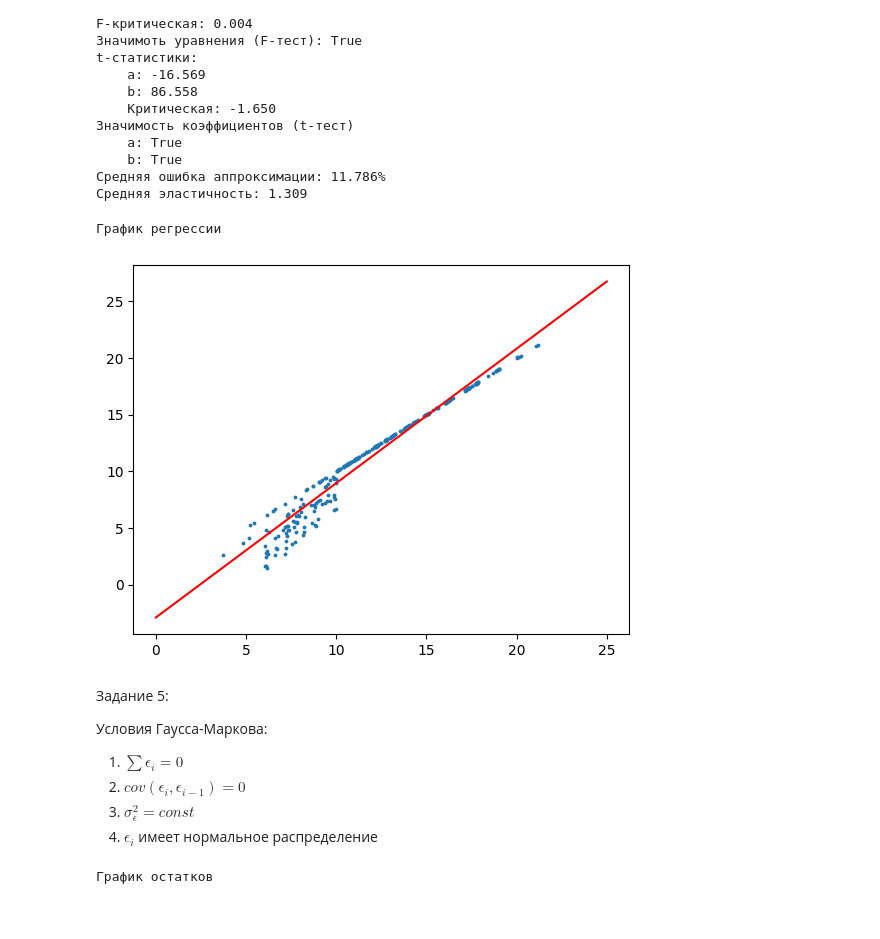
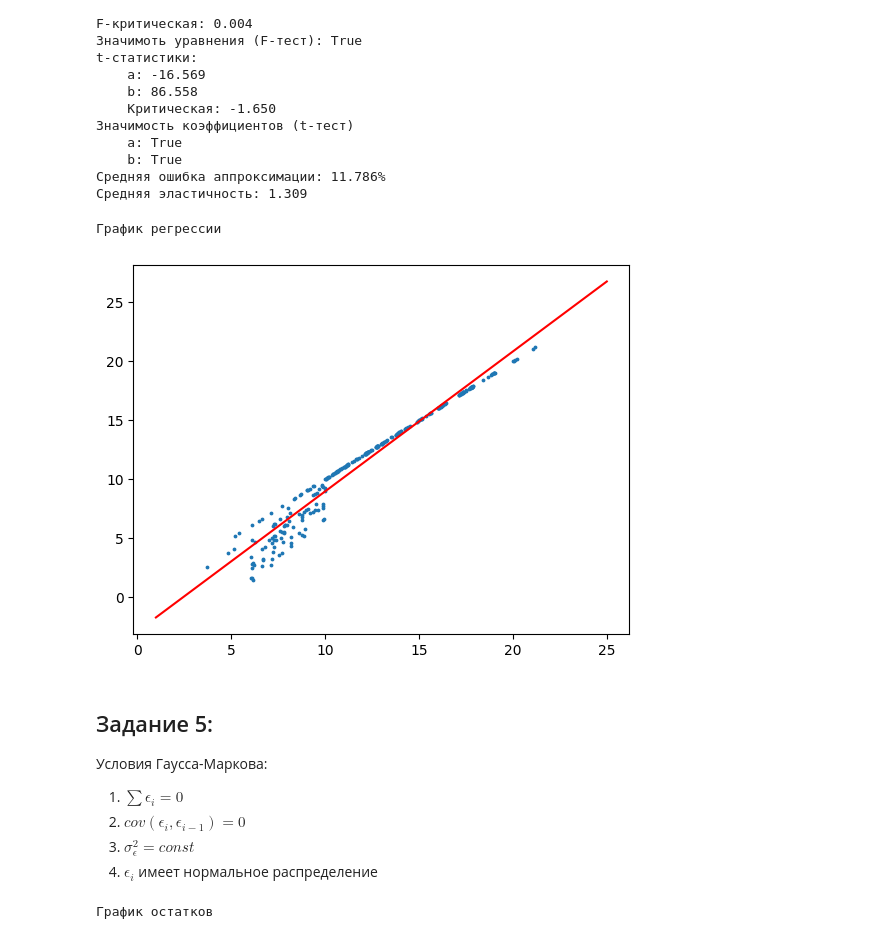
Before and after one commit to Kudriavtsev-Eduard/PairRegressionSolution, a Jupyter notebook: notebook.ipynb, the cells around one changed output. Saved outputs shown, nothing was run; the diff lists cells and outputs as text; code cells hidden in the pictures.

```diff
--- a/notebook.ipynb
+++ b/notebook.ipynb
@@ -118,15 +118,15 @@ t-статистики:
 # %%
 print("График регрессии")
 plt.scatter(x_values, y_values, s=3)
-gr_x = np.linspace(0, 25, 400)
+gr_x = np.linspace(1, 25, 400)
 gr_y = a + b * gr_x
 plt.plot(gr_x, gr_y, color='r')
 plt.show()
 # %% [output]
 График регрессии
-[figure, old version]
+[figure, new version]
 # %% [markdown]
-Задание 5:
+## Задание 5:
 
 Условия Гаусса-Маркова:
 1. $\sum \epsilon_i=0$
```
Also changed, not shown: parts of 10 cells of this notebook.
